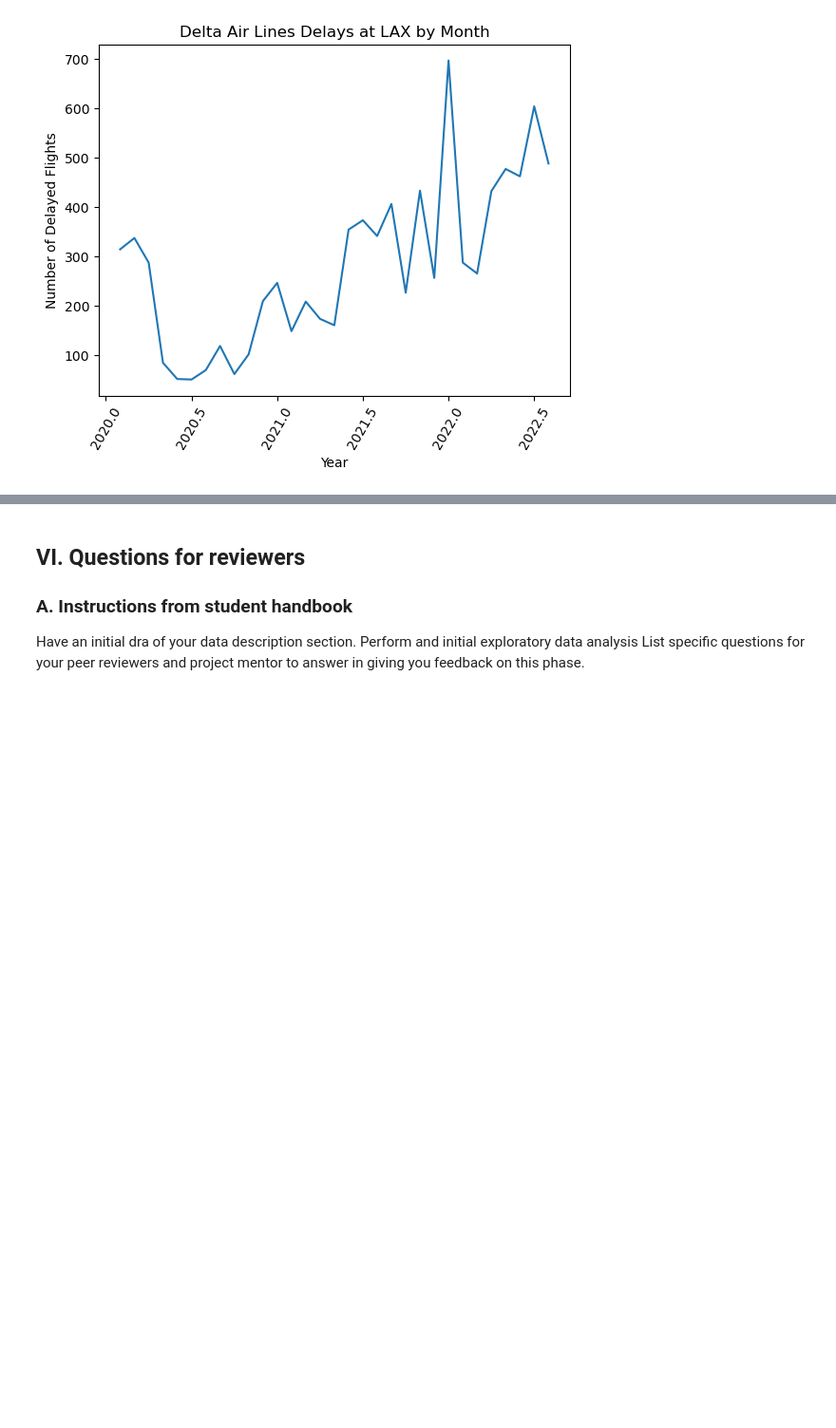
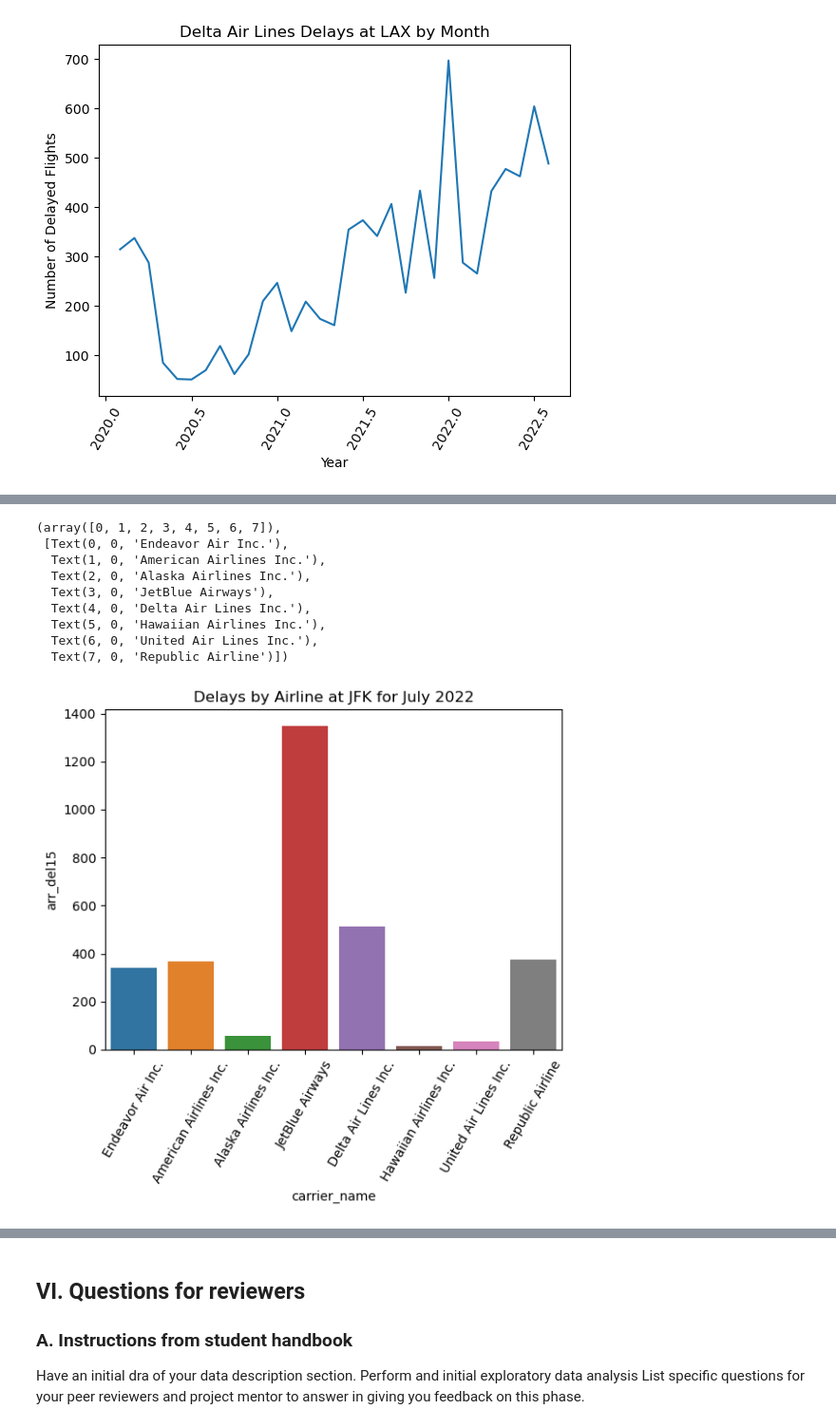
Before and after one commit to maddiklancher/2950Project, a Jupyter notebook: project2950-phase2.ipynb, the cells around one changed output, grey strips where cells are left out. Shown at 95% size. Drawn from its saved outputs; the diff is of its cells as text; code cells hidden in the pictures; blank space fills up the shorter version.

Commit message:
incorporating maddi's lost exploratory data

```diff
--- a/project2950-phase2.ipynb
+++ b/project2950-phase2.ipynb
@@ -310,0 +324,14 @@ plt.xticks(rotation=60)
+# %%
+seaborn.barplot(data=JFK_Jul_2022_df, x="carrier_name", y="arr_del15").set(title='Delays by Airline at JFK for July 2022')
+plt.xticks(rotation=60)
+# %% [output]
+(array([0, 1, 2, 3, 4, 5, 6, 7]),
+ [Text(0, 0, 'Endeavor Air Inc.'),
+  Text(1, 0, 'American Airlines Inc.'),
+  Text(2, 0, 'Alaska Airlines Inc.'),
+  Text(3, 0, 'JetBlue Airways'),
+  Text(4, 0, 'Delta Air Lines Inc.'),
+  Text(5, 0, 'Hawaiian Airlines Inc.'),
+  Text(6, 0, 'United Air Lines Inc.'),
+  Text(7, 0, 'Republic Airline')])
+[figure, added]
```
Also changed, not shown: parts of 10 cells of this notebook.
